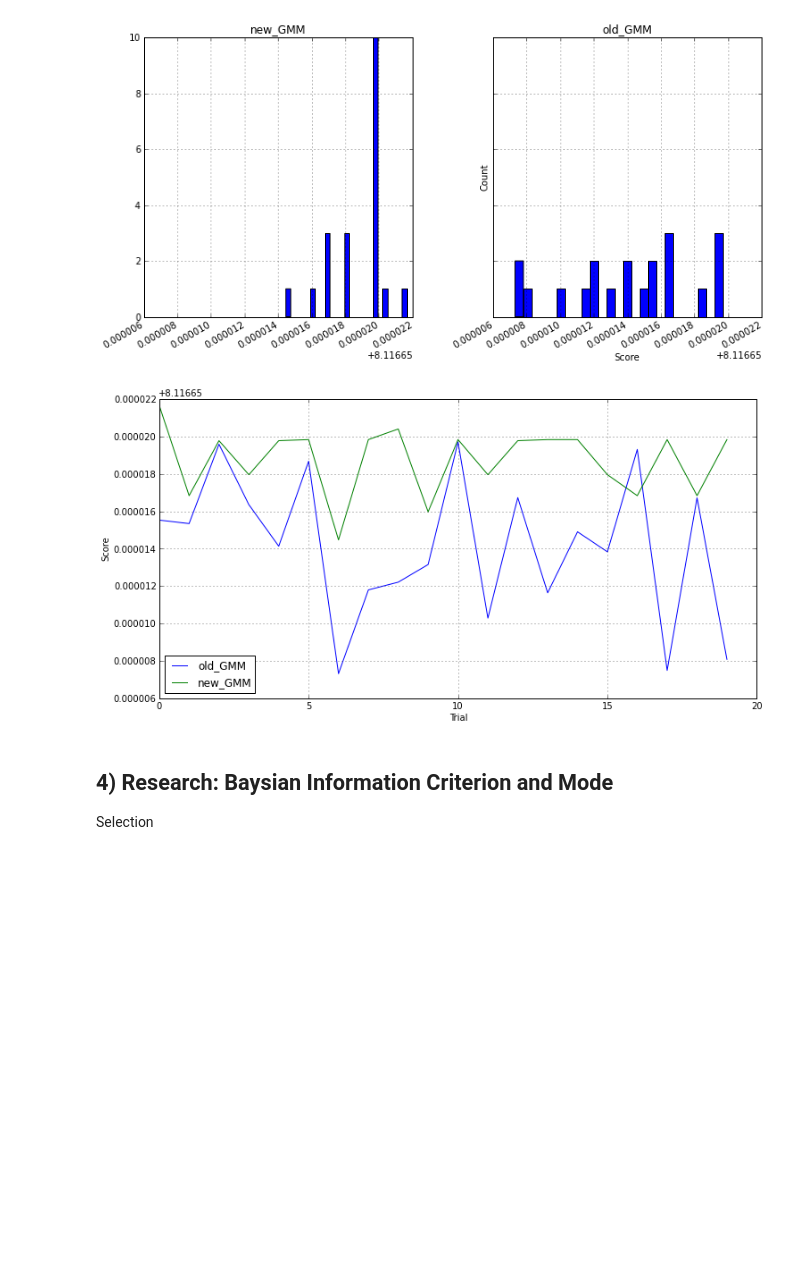
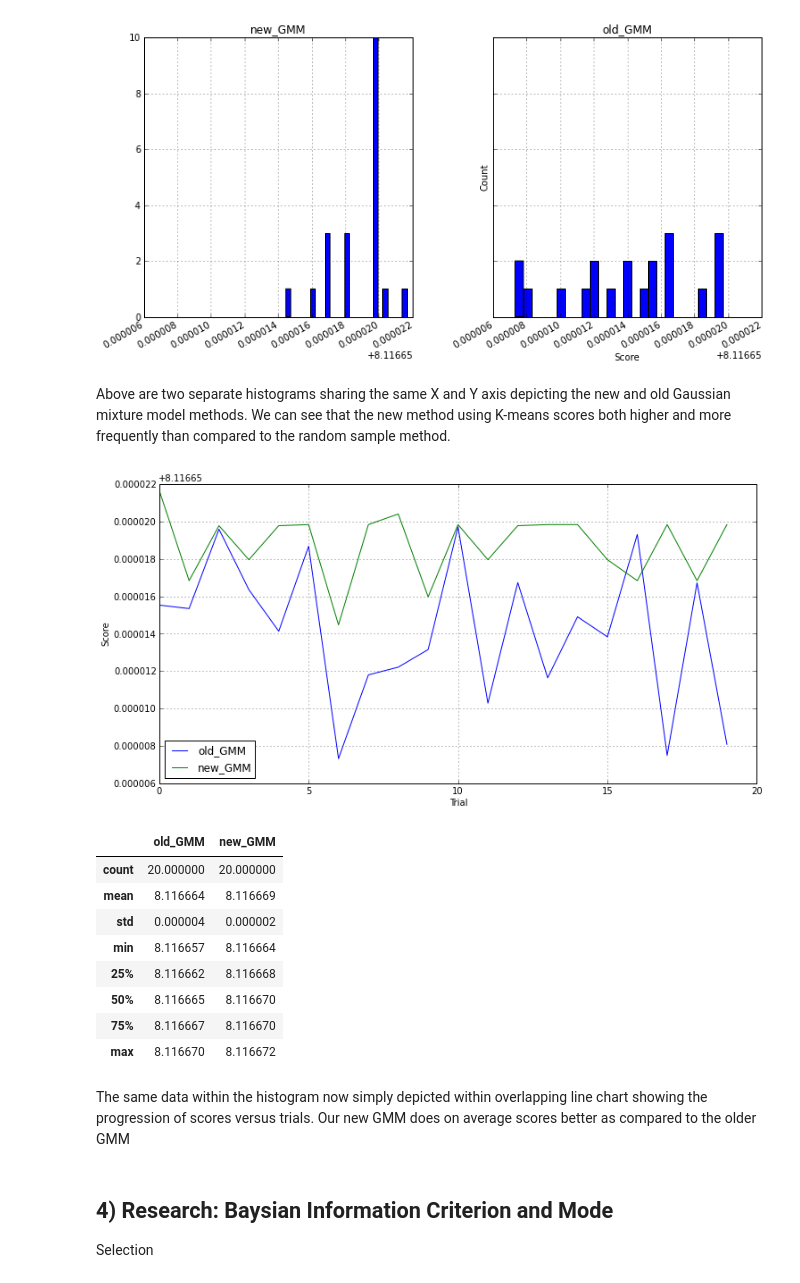
Before and after one commit to HoodPanther/CS6601, a Jupyter notebook: HW/HW2/HW2.ipynb, the cells around one changed output. Saved outputs shown, nothing was run; the diff lists cells and outputs as text; code cells hidden in the pictures; blank space fills up the shorter version.

```diff
--- a/HW/HW2/HW2.ipynb
+++ b/HW/HW2/HW2.ipynb
@@ -495,15 +522,29 @@ fig.autofmt_xdate()
 plt.show()
 # %% [output]
 [figure]
+# %% [markdown]
+Above are two separate histograms sharing the same X and Y axis depicting the new and old Gaussian mixture model methods. We can see that the new method using K-means scores both higher and more frequently than compared to the random sample method.
 # %%
 fig = pyplot.figure(figsize=(12,6), dpi=300)
 ax = fig.add_subplot(1,1,1)
 dff.plot( ax=ax); plt.legend(loc='best')
 plt.xlabel('Trial')
 plt.ylabel('Score')
 plt.show()
+dff.describe()
 # %% [output]
 [figure]
+|  | old_GMM | new_GMM |
+| count | 20.000000 | 20.000000 |
+| mean | 8.116664 | 8.116669 |
+| std | 0.000004 | 0.000002 |
+| min | 8.116657 | 8.116664 |
+| 25% | 8.116662 | 8.116668 |
+| 50% | 8.116665 | 8.116670 |
+| 75% | 8.116667 | 8.116670 |
+| max | 8.116670 | 8.116672 |
+# %% [markdown]
+The same data within the histogram now simply depicted within overlapping line chart showing the progression of scores versus trials. Our new GMM does on average scores better as compared to the older GMM
 # %% [markdown]
 ## 4) Research: Baysian Information Criterion and Mode
 Selection
```
Also changed, not shown: parts of 10 cells of this notebook, 2 other files.
